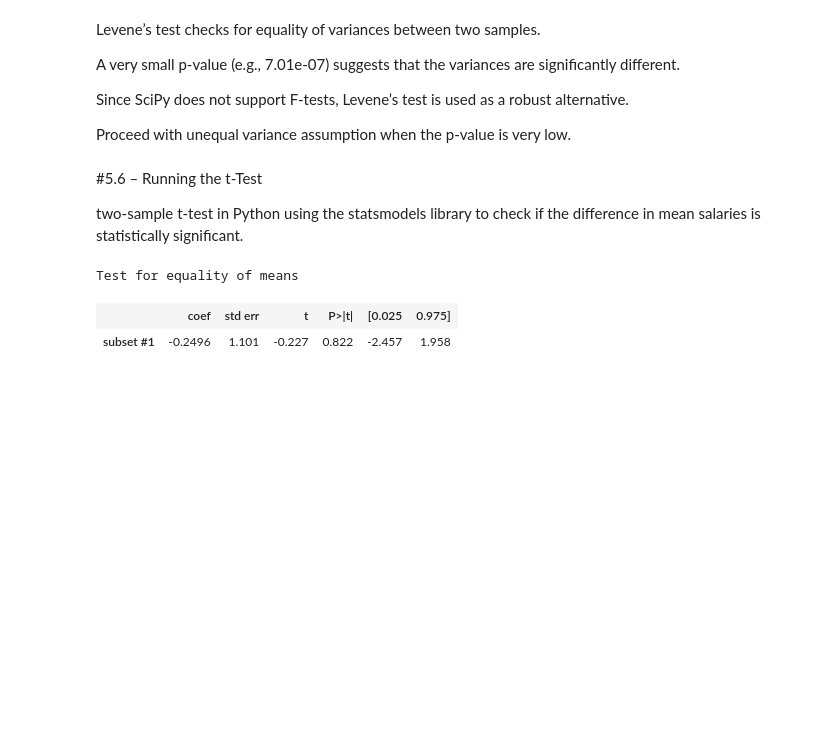
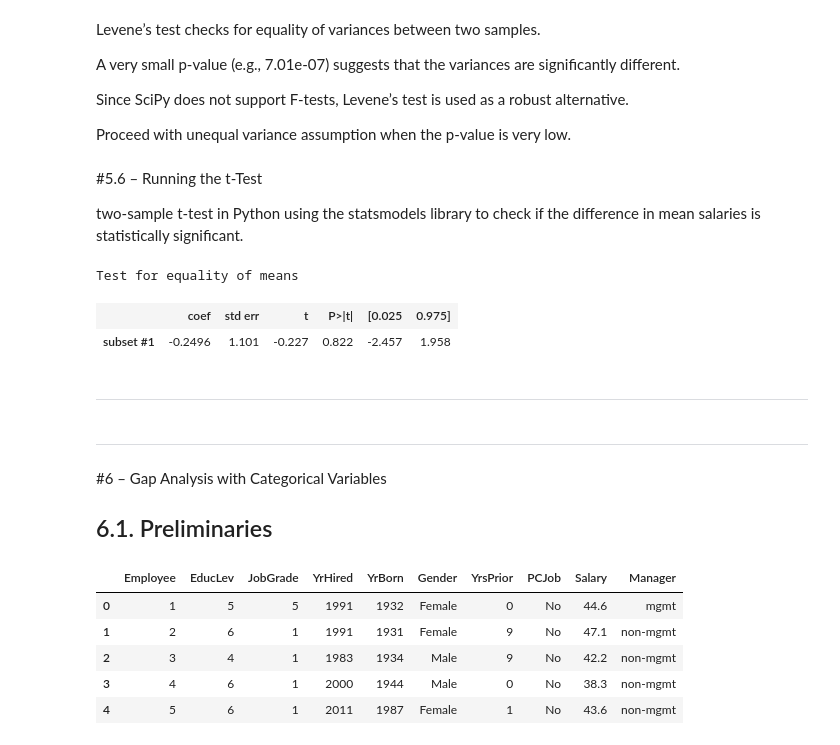
Before and after one commit to Aishaamalik/Data-Analysis-Intern, a Jupyter notebook: week_0.ipynb, the cells around one changed output. Drawn from its saved outputs; the diff is of its cells as text; code cells hidden in the pictures; blank space fills up the shorter version.

```diff
--- a/week_0.ipynb
+++ b/week_0.ipynb
@@ -1268,3 +1268,33 @@ model.summary(usevar='unequal')
 Test for equality of means
 |  | coef | std err | t | P>|t| | [0.025 | 0.975] |
 | subset #1 | -0.2496 | 1.101 | -0.227 | 0.822 | -2.457 | 1.958 |
+# %% [markdown]
+---
+# %% [markdown]
+---
+# %% [markdown]
+#6 – Gap Analysis with Categorical Variables
+
+## 6.1. Preliminaries
+# %%
+# Import libraries
+import pandas as pd
+from scipy import stats
+
+# Load the dataset
+bank = pd.read_csv('Data/Bank.csv')
+
+# Recode JobGrade to a binary Manager status
+grades = [1, 2, 3, 4, 5, 6]
+status = ["non-mgmt", "non-mgmt", "non-mgmt", "non-mgmt", "mgmt", "mgmt"]
+bank['Manager'] = bank['JobGrade'].replace(grades, status)
+
+# Display first few rows
+bank.head()
+# %% [output]
+|  | Employee | EducLev | JobGrade | YrHired | YrBorn | Gender | YrsPrior | PCJob | Salary | Manager |
+| 0 | 1 | 5 | 5 | 1991 | 1932 | Female | 0 | No | 44.6 | mgmt |
+| 1 | 2 | 6 | 1 | 1991 | 1931 | Female | 9 | No | 47.1 | non-mgmt |
+| 2 | 3 | 4 | 1 | 1983 | 1934 | Male | 9 | No | 42.2 | non-mgmt |
+| 3 | 4 | 6 | 1 | 2000 | 1944 | Male | 0 | No | 38.3 | non-mgmt |
+| 4 | 5 | 6 | 1 | 2011 | 1987 | Female | 1 | No | 43.6 | non-mgmt |
```
Also changed, not shown: parts of 18 cells of this notebook.
